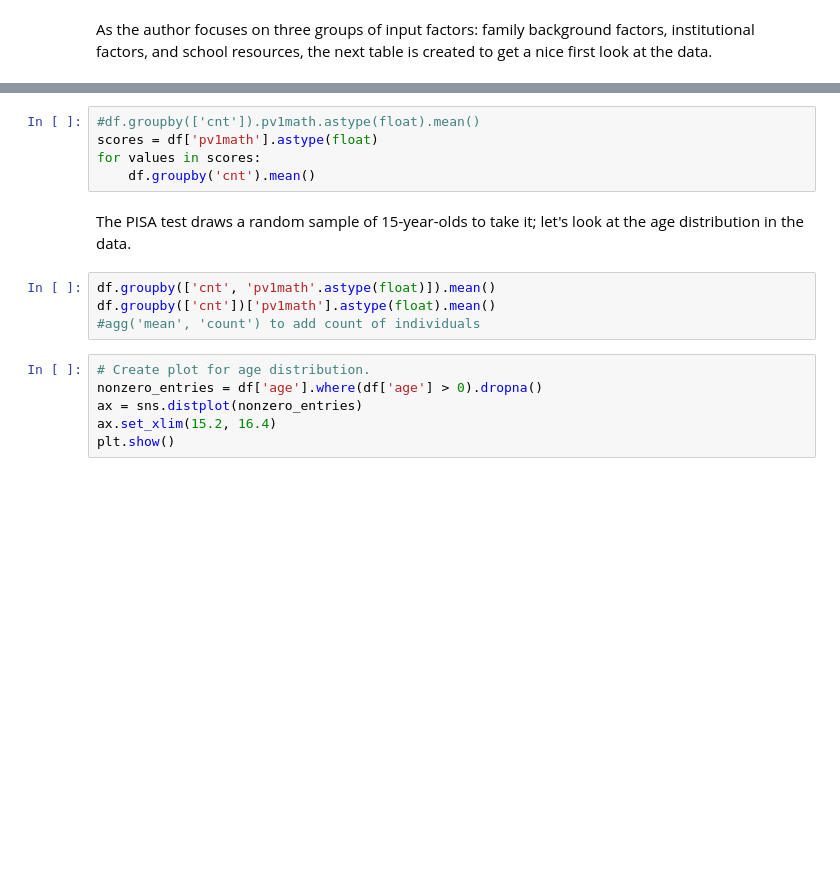
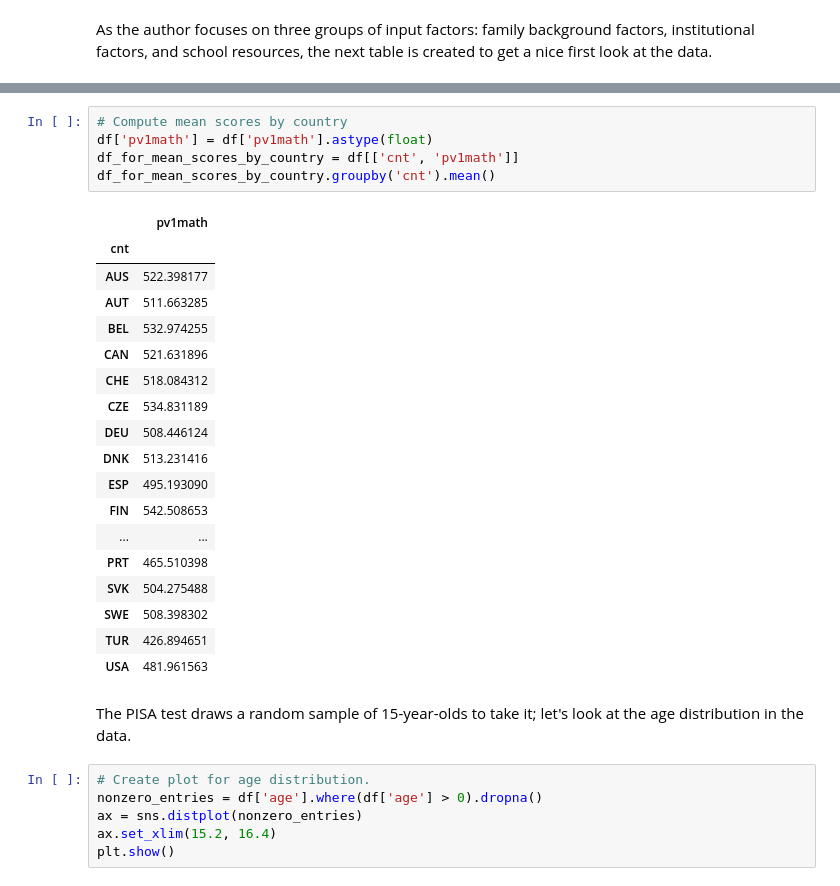
Before and after one commit to MVBrinker/student-project-ELJust, a Jupyter notebook: Woessmann_School_System.ipynb, the cells around one changed output, grey strips where cells are left out. Saved outputs shown, nothing was run; the diff lists cells and outputs as text; blank space fills up the shorter version.

```diff
--- a/Woessmann_School_System.ipynb
+++ b/Woessmann_School_System.ipynb
@@ -68,14 +78,29 @@ df_overview = pd.concat([df['cnt'], df['pv1math'], c_res, c_fam, c_ins], axis =1
 # %%
-#df.groupby(['cnt']).pv1math.astype(float).mean()
-scores = df['pv1math'].astype(float)
-for values in scores:
-    df.groupby('cnt').mean()
+# Compute mean scores by country
+df['pv1math'] = df['pv1math'].astype(float)
+df_for_mean_scores_by_country = df[['cnt', 'pv1math']]
+df_for_mean_scores_by_country.groupby('cnt').mean()
+# %% [output]
+|  | pv1math |
+| cnt |  |
+| AUS | 522.398177 |
+| AUT | 511.663285 |
+| BEL | 532.974255 |
+| CAN | 521.631896 |
+| CHE | 518.084312 |
+| CZE | 534.831189 |
+| DEU | 508.446124 |
+| DNK | 513.231416 |
+| ESP | 495.193090 |
+| FIN | 542.508653 |
+| ... | ... |
+| PRT | 465.510398 |
+| SVK | 504.275488 |
+| SWE | 508.398302 |
+| TUR | 426.894651 |
+| USA | 481.961563 |
 # %% [markdown]
 The PISA test draws a random sample of 15-year-olds to take it; let's look at the age distribution in the data.
-# %%
-df.groupby(['cnt', 'pv1math'.astype(float)]).mean()
-df.groupby(['cnt'])['pv1math'].astype(float).mean()
-#agg('mean', 'count') to add count of individuals
 # %%
 # Create plot for age distribution.
 nonzero_entries = df['age'].where(df['age'] > 0).dropna()
```
Also changed, not shown: parts of 3 cells of this notebook.
